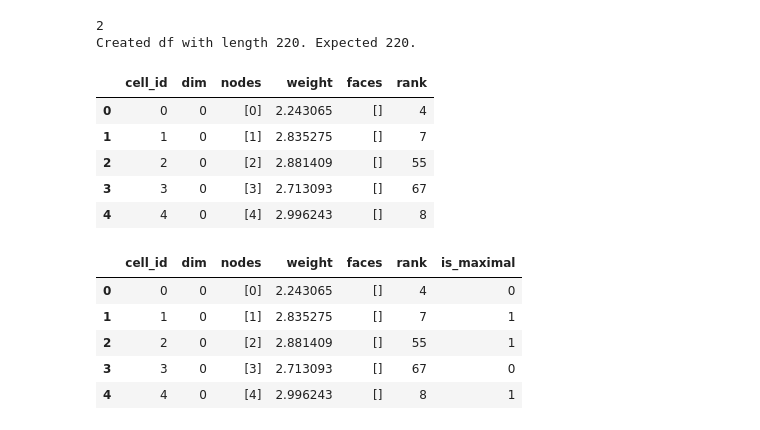
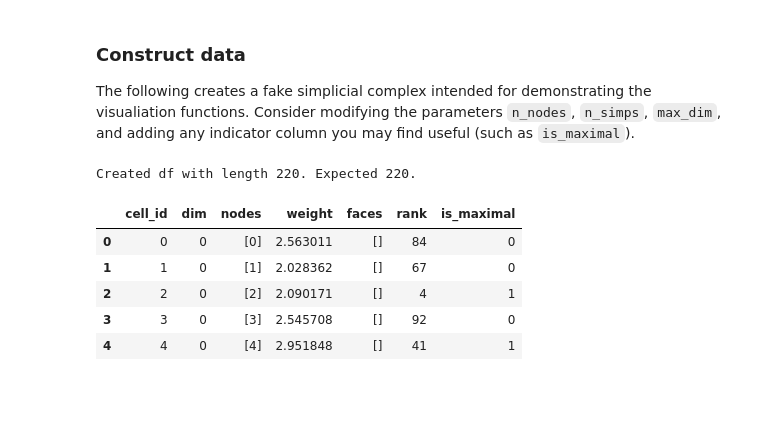
Before and after one commit to asizemore/aptviz, a Jupyter notebook: examples/examples_filtered_simplicial_complex.ipynb, the cells around one changed output. Drawn from its saved outputs; the diff is of its cells as text; code cells hidden in the pictures; blank space fills up the shorter version.

Commit message:
functionalized examples_fsc.ipynb

```diff
--- a/examples/examples_filtered_simplicial_complex.ipynb
+++ b/examples/examples_filtered_simplicial_complex.ipynb
@@ -42,28 +51,28 @@ my_charcoal = "#3f4142"
+# %% [markdown]
+### Construct data
+
+The following creates a fake simplicial complex intended for demonstrating the visualiation functions. Consider modifying the parameters `n_nodes`, `n_simps`, `max_dim`, and adding any indicator column you may find useful (such as `is_maximal`).
 # %%
-# Generate fake filtered simplicial complex data frame (fsc_df)
+## Generate data
+
+# Parameters
 n_nodes = 100
 n_simps = [n_nodes, 80, 40]
 max_dim = int(len(n_simps)-1)
-print(max_dim)
+indicator_col = "is_maximal"
 
+# Construct data frame
 fsc_df = create_fake_fsc_df(n_nodes, n_simps, max_dim)
+
+# Add indicator column
+fsc_df = add_fake_indicator(fsc_df, indicator_col)
+
 fsc_df.head()
 # %% [output]
-2
 Created df with length 220. Expected 220.
-|  | cell_id | dim | nodes | weight | faces | rank |
-| 0 | 0 | 0 | [0] | 2.243065 | [] | 4 |
-| 1 | 1 | 0 | [1] | 2.835275 | [] | 7 |
-| 2 | 2 | 0 | [2] | 2.881409 | [] | 55 |
-| 3 | 3 | 0 | [3] | 2.713093 | [] | 67 |
-| 4 | 4 | 0 | [4] | 2.996243 | [] | 8 |
+|  | cell_id | dim | nodes | weight | faces | rank | is_maximal |
+| 0 | 0 | 0 | [0] | 2.563011 | [] | 84 | 0 |
+| 1 | 1 | 0 | [1] | 2.028362 | [] | 67 | 0 |
+| 2 | 2 | 0 | [2] | 2.090171 | [] | 4 | 1 |
+| 3 | 3 | 0 | [3] | 2.545708 | [] | 92 | 0 |
+| 4 | 4 | 0 | [4] | 2.951848 | [] | 41 | 1 |
-# %%
-fsc_df = add_fake_indicator(fsc_df, "is_maximal")
-fsc_df.head()
-# %% [output]
-|  | cell_id | dim | nodes | weight | faces | rank | is_maximal |
-| 0 | 0 | 0 | [0] | 2.243065 | [] | 4 | 0 |
-| 1 | 1 | 0 | [1] | 2.835275 | [] | 7 | 1 |
-| 2 | 2 | 0 | [2] | 2.881409 | [] | 55 | 1 |
-| 3 | 3 | 0 | [3] | 2.713093 | [] | 67 | 0 |
-| 4 | 4 | 0 | [4] | 2.996243 | [] | 8 | 1 |
```
Also changed, not shown: parts of 15 cells of this notebook, 2 other files.
